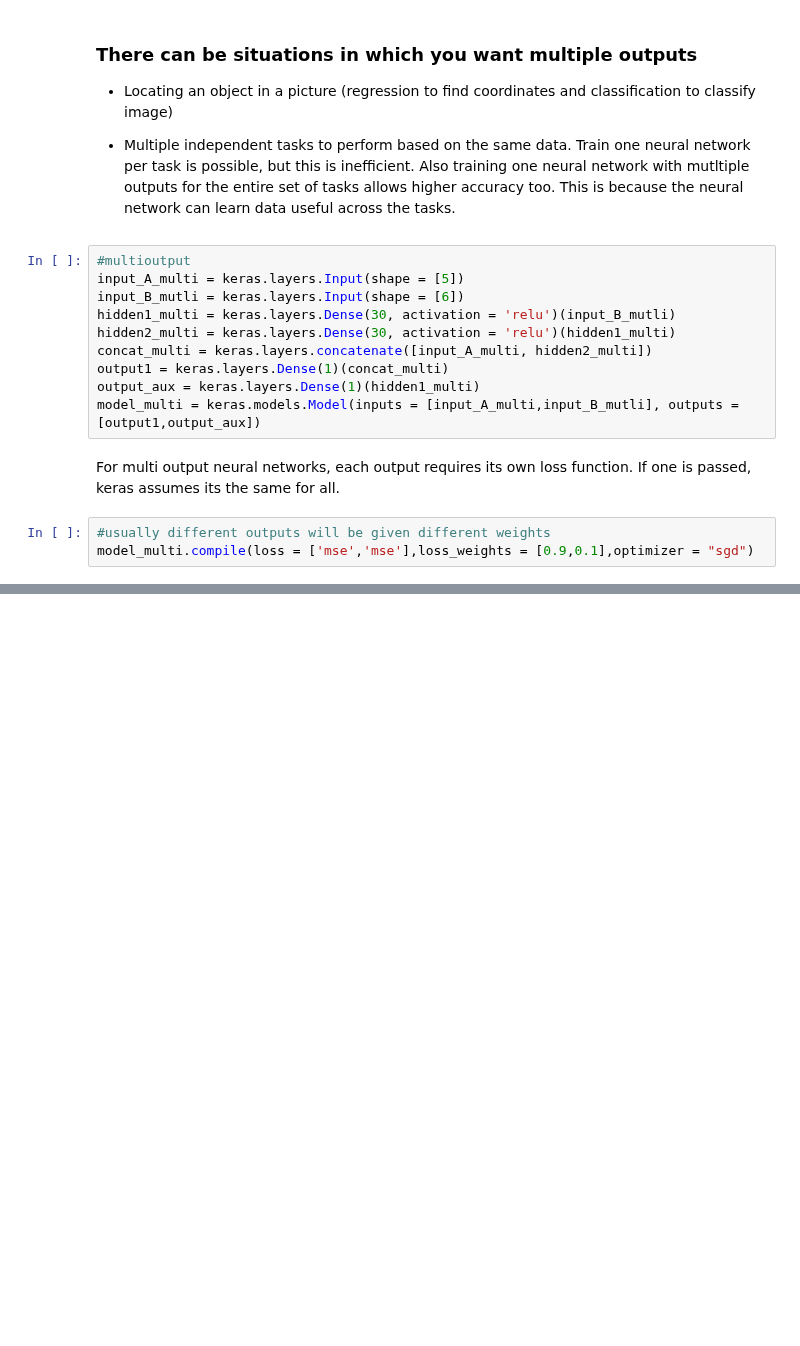
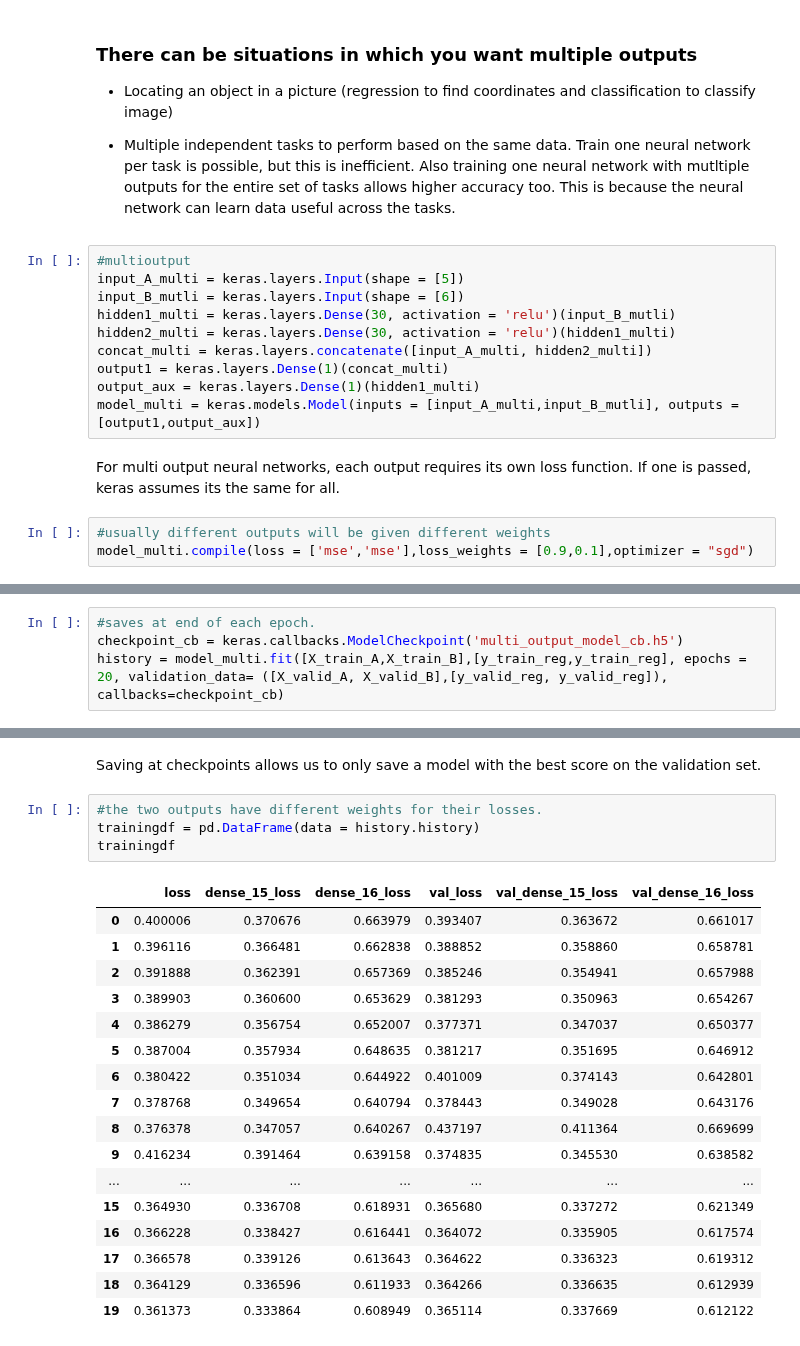
Before and after one commit to Pasindu19970808/Hands-on-Machine-Learning-Textbook-Exercises, a Jupyter notebook: DeepLearning_1/test_tensorflow.ipynb, the cells around one changed output, grey strips where cells are left out. Drawn from its saved outputs; the diff is of its cells as text; blank space fills up the shorter version.

```diff
--- a/DeepLearning_1/test_tensorflow.ipynb
+++ b/DeepLearning_1/test_tensorflow.ipynb
@@ -447,0 +548,4 @@ model_multi.compile(loss = ['mse','mse'],loss_weights = [0.9,0.1],optimizer = "s
+# %%
+#saves at end of each epoch.
+checkpoint_cb = keras.callbacks.ModelCheckpoint('multi_output_model_cb.h5')
+history = model_multi.fit([X_train_A,X_train_B],[y_train_reg,y_train_reg], epochs = 20, validation_data= ([X_valid_A, X_valid_B],[y_valid_reg, y_valid_reg]), callbacks=checkpoint_cb)
@@ -447,0 +570,24 @@ model_multi.compile(loss = ['mse','mse'],loss_weights = [0.9,0.1],optimizer = "s
+# %% [markdown]
+Saving at checkpoints allows us to only save a model with the best score on the validation set.
+# %%
+#the two outputs have different weights for their losses.
+trainingdf = pd.DataFrame(data = history.history)
+trainingdf
+# %% [output]
+|  | loss | dense_15_loss | dense_16_loss | val_loss | val_dense_15_loss | val_dense_16_loss |
+| 0 | 0.400006 | 0.370676 | 0.663979 | 0.393407 | 0.363672 | 0.661017 |
+| 1 | 0.396116 | 0.366481 | 0.662838 | 0.388852 | 0.358860 | 0.658781 |
+| 2 | 0.391888 | 0.362391 | 0.657369 | 0.385246 | 0.354941 | 0.657988 |
+| 3 | 0.389903 | 0.360600 | 0.653629 | 0.381293 | 0.350963 | 0.654267 |
+| 4 | 0.386279 | 0.356754 | 0.652007 | 0.377371 | 0.347037 | 0.650377 |
+| 5 | 0.387004 | 0.357934 | 0.648635 | 0.381217 | 0.351695 | 0.646912 |
+| 6 | 0.380422 | 0.351034 | 0.644922 | 0.401009 | 0.374143 | 0.642801 |
+| 7 | 0.378768 | 0.349654 | 0.640794 | 0.378443 | 0.349028 | 0.643176 |
+| 8 | 0.376378 | 0.347057 | 0.640267 | 0.437197 | 0.411364 | 0.669699 |
+| 9 | 0.416234 | 0.391464 | 0.639158 | 0.374835 | 0.345530 | 0.638582 |
+| ... | ... | ... | ... | ... | ... | ... |
+| 15 | 0.364930 | 0.336708 | 0.618931 | 0.365680 | 0.337272 | 0.621349 |
+| 16 | 0.366228 | 0.338427 | 0.616441 | 0.364072 | 0.335905 | 0.617574 |
+| 17 | 0.366578 | 0.339126 | 0.613643 | 0.364622 | 0.336323 | 0.619312 |
+| 18 | 0.364129 | 0.336596 | 0.611933 | 0.364266 | 0.336635 | 0.612939 |
+| 19 | 0.361373 | 0.333864 | 0.608949 | 0.365114 | 0.337669 | 0.612122 |
```
Also changed, not shown: parts of 42 cells of this notebook, 2 other files.
